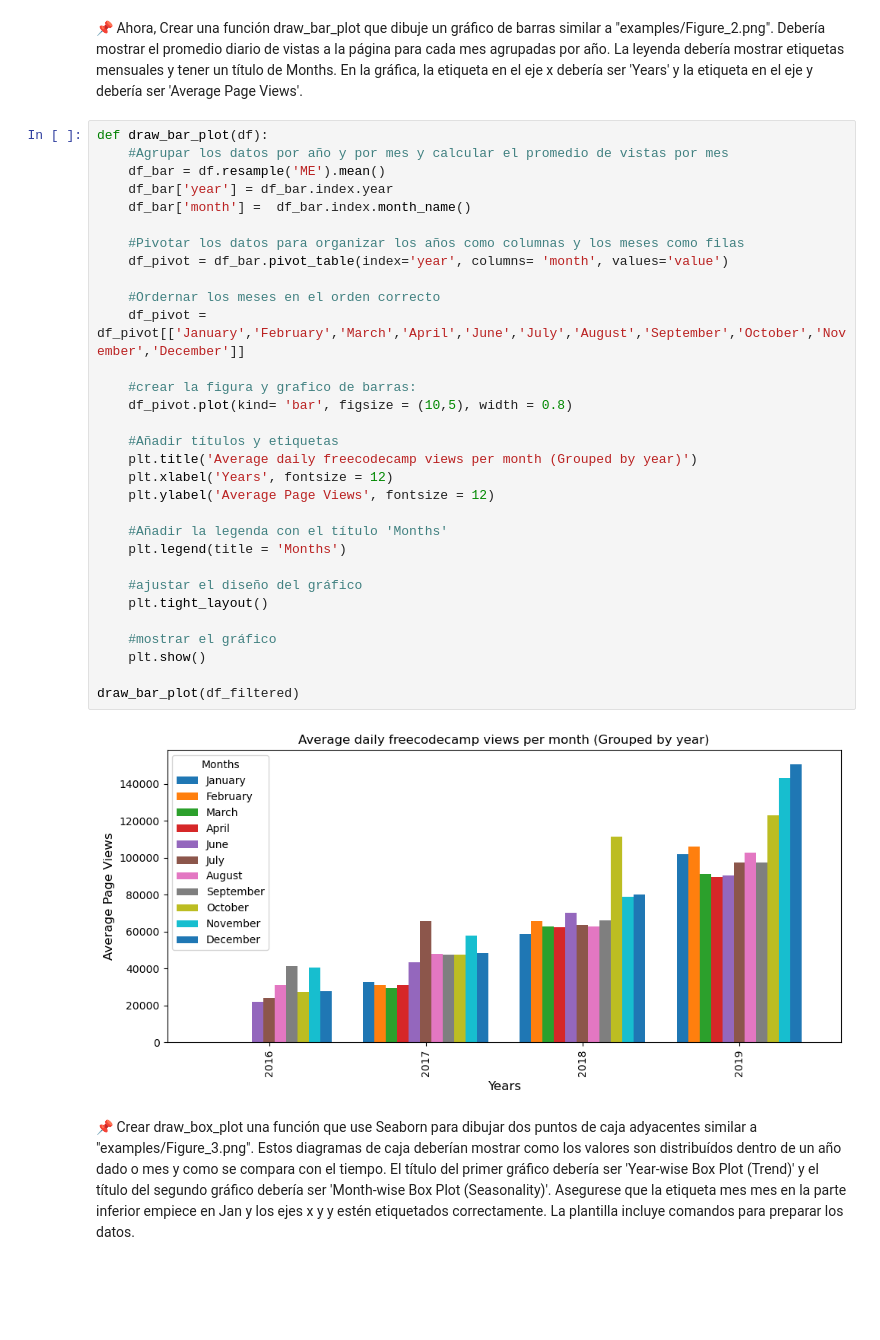
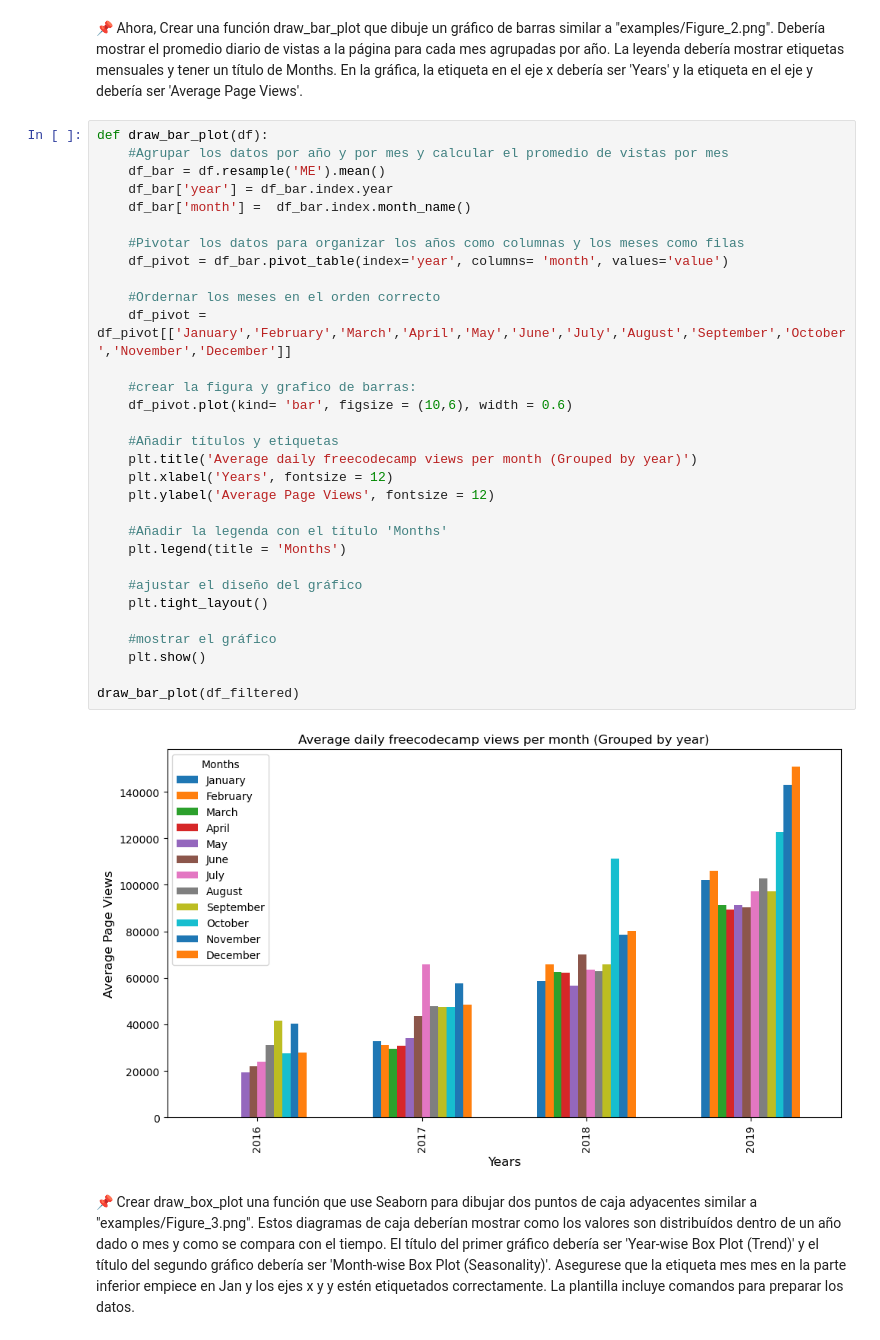
Before and after one commit to WLozanoH/projects_freecodecamp, a Jupyter notebook: projects/visualizador-periodos-de-tiempo.ipynb, the cells around one changed output. Drawn from its saved outputs; the diff is of its cells as text; blank space fills up the shorter version.

```diff
--- a/projects/visualizador-periodos-de-tiempo.ipynb
+++ b/projects/visualizador-periodos-de-tiempo.ipynb
@@ -83,36 +83,36 @@ draw_line_plotd(df_filtered)
 # %%
 def draw_bar_plot(df):
     #Agrupar los datos por año y por mes y calcular el promedio de vistas por mes
     df_bar = df.resample('ME').mean()
     df_bar['year'] = df_bar.index.year
     df_bar['month'] =  df_bar.index.month_name()
 
     #Pivotar los datos para organizar los años como columnas y los meses como filas
     df_pivot = df_bar.pivot_table(index='year', columns= 'month', values='value')
 
     #Ordernar los meses en el orden correcto
-    df_pivot = df_pivot[['January','February','March','April','June','July','August','September','October','November','December']]
+    df_pivot = df_pivot[['January','February','March','April','May','June','July','August','September','October','November','December']]
 
     #crear la figura y grafico de barras:
-    df_pivot.plot(kind= 'bar', figsize = (10,5), width = 0.8)
+    df_pivot.plot(kind= 'bar', figsize = (10,6), width = 0.6)
 
     #Añadir títulos y etiquetas
     plt.title('Average daily freecodecamp views per month (Grouped by year)')
     plt.xlabel('Years', fontsize = 12)
     plt.ylabel('Average Page Views', fontsize = 12)
 
     #Añadir la legenda con el título 'Months'
     plt.legend(title = 'Months')
 
     #ajustar el diseño del gráfico
     plt.tight_layout()
 
     #mostrar el gráfico
     plt.show()
 
 draw_bar_plot(df_filtered)
 # %% [output]
-[figure, old version]
+[figure, new version]
 # %% [markdown]
 📌 Crear draw_box_plot una función que use Seaborn para dibujar dos puntos de caja adyacentes similar a "examples/Figure_3.png". Estos diagramas de caja deberían mostrar como los valores son distribuídos dentro de un año dado o mes y como se compara con el tiempo. El título del primer gráfico debería ser 'Year-wise Box Plot (Trend)' y el título del segundo gráfico debería ser 'Month-wise Box Plot (Seasonality)'. Asegurese que la etiqueta mes mes en la parte inferior empiece en Jan y los ejes x y y estén etiquetados correctamente. La plantilla incluye comandos para preparar los datos.
 # %%
```
